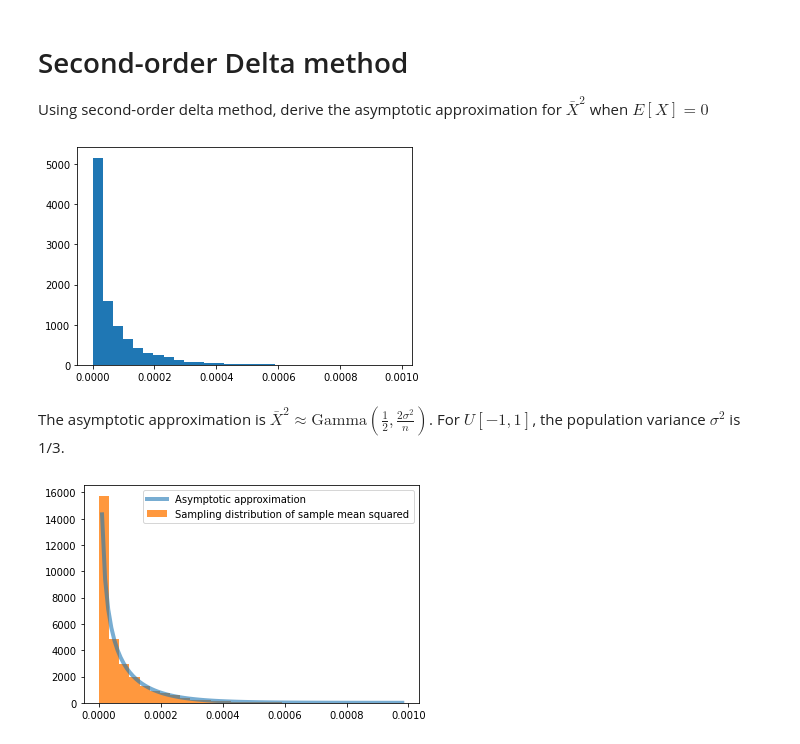
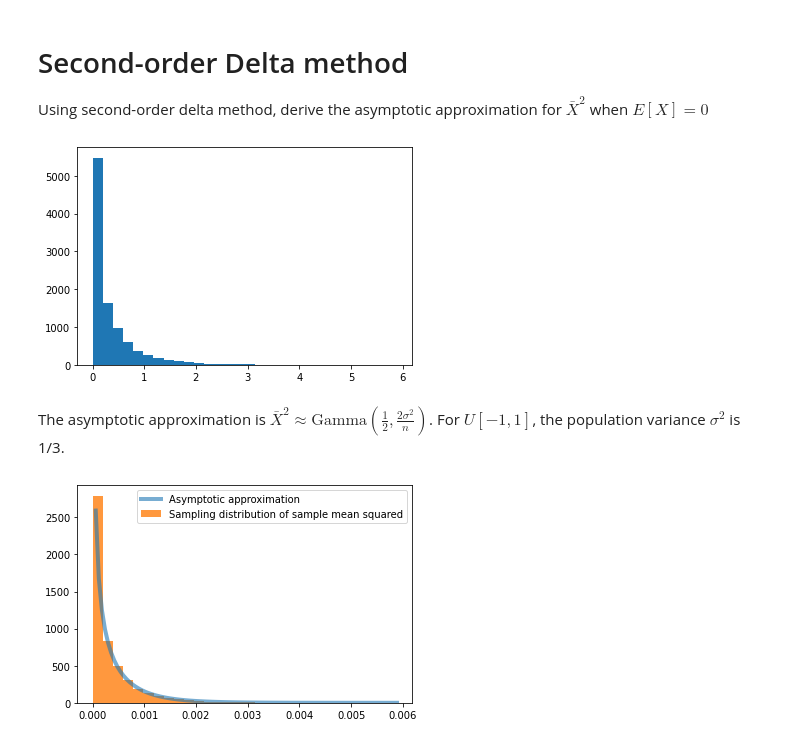
Before and after one commit to khaichiong/meco7312, a Jupyter notebook: L6_Asymptotics.ipynb, the cells around one changed output. Saved outputs shown, nothing was run; the diff lists cells and outputs as text; code cells hidden in the pictures.

```diff
--- a/L6_Asymptotics.ipynb
+++ b/L6_Asymptotics.ipynb
@@ -171,24 +163,23 @@ plt.show()
 
 Using second-order delta method, derive the asymptotic approximation for $\bar{X}^2$ when $E[X] = 0$
 # %%
-n = 5000
+n = 1000
 s = 10000
 x = np.random.uniform(-1,1,(n,s))
 # %%
 #Calculate the statistic sample_mean^2 for each experiment
 sample_mean = np.mean(x,axis=0)
-plt.hist(sample_mean**2,bins=30)
+plt.hist(n*sample_mean**2,bins=30)
 plt.show()
 # %% [output]
-[figure, old version]
+[figure, new version]
 # %% [markdown]
 The asymptotic approximation is $\bar{X}^{2} \approx \text{Gamma}\left(\frac{1}{2},\frac{2\sigma^{2}}{n}\right)$. For $U[-1,1]$, the population variance $\sigma^{2}$ is 1/3.
 # %%
-z = np.arange(0,max(sample_mean**2),0.00001)
-fig, ax = plt.subplots(1, 1)
-ax.plot(z,gamma.pdf(z, a=0.5,loc=0, scale=2/(3*n)),lw=4, alpha=0.6, label='Asymptotic approximation')
-ax.hist(sample_mean**2,bins=30,density=True, histtype='stepfilled', alpha=0.8, label='Sampling distribution of sample mean squared')
-ax.legend(loc='upper right')
+z = np.linspace(0,max(sample_mean**2),100)
+plt.plot(z,gamma.pdf(z, a=0.5,loc=0, scale=2/(3*n)),lw=4, alpha=0.6, label='Asymptotic approximation')
+plt.hist(sample_mean**2,bins=30,density=True, histtype='stepfilled', alpha=0.8, label='Sampling distribution of sample mean squared')
+plt.legend(loc='upper right')
 plt.show()
 # %% [output]
-[figure, old version]
+[figure, new version]
```
Also changed, not shown: parts of 12 cells of this notebook.
